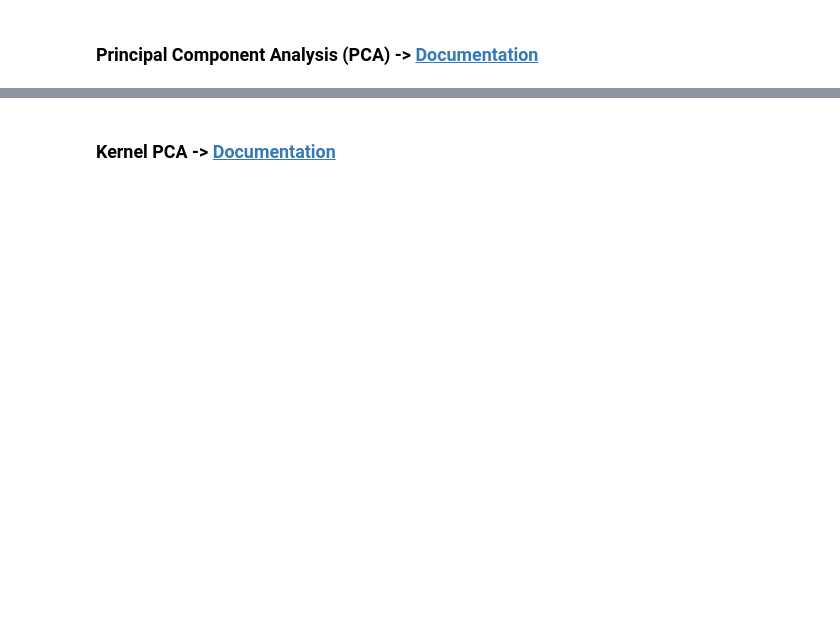
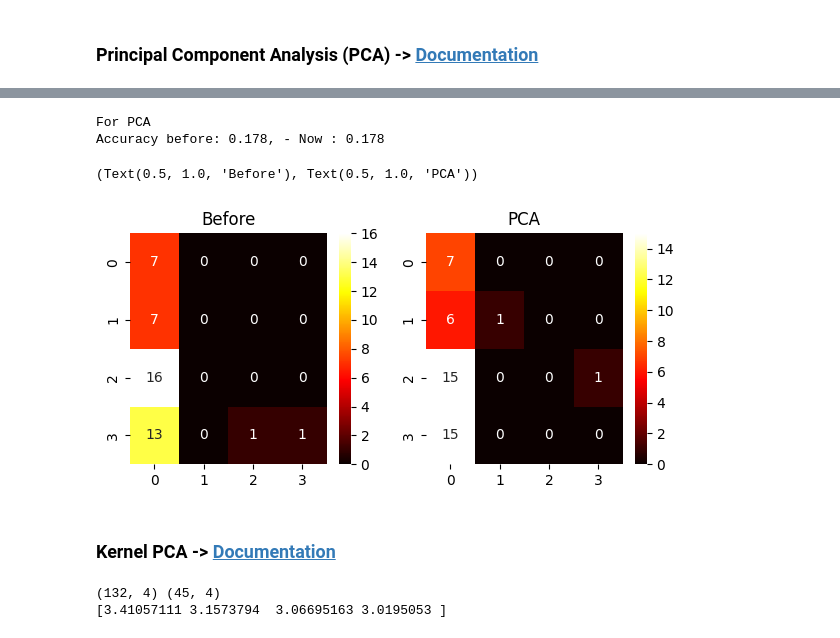
Before and after one commit to JoseDavidN/machine_learning, a Jupyter notebook: Sem_08/PCA.ipynb, the cells around one changed output, grey strips where cells are left out. Saved outputs shown, nothing was run; the diff lists cells and outputs as text; code cells hidden in the pictures; blank space fills up the shorter version.

```diff
--- a/Sem_08/PCA.ipynb
+++ b/Sem_08/PCA.ipynb
@@ -108,9 +114,21 @@ ax.set_axis_off()
 # %%
 # Comput metrics
+predictions = clf.predict(trans_test)
+acc_trans = accuracy_score(y_test, predictions)
+cm_trans = confusion_matrix(y_test, predictions)
 
 # Compare against original model
 print("For PCA")
-print("Accuracy before: {0:.3f}, - Now : {1:.3f} \n".format( _ , _ ))
+print("Accuracy before: {0:.3f}, - Now : {1:.3f} \n".format( acc_b , acc_trans ))
+_, axes = plt.subplots(1, 2, figsize=(7,3))
+sns.heatmap(cm_b, annot=True, cmap='hot', ax=axes[0])
+sns.heatmap(cm_trans, annot=True, cmap='hot', ax=axes[1])
+axes[0].set_title('Before'), axes[1].set_title('PCA')
+# %% [output]
+For PCA
+Accuracy before: 0.178, - Now : 0.178
+(Text(0.5, 1.0, 'Before'), Text(0.5, 1.0, 'PCA'))
+[figure, added]
 # %% [markdown]
 ### Kernel PCA -> [Documentation](https://scikit-learn.org/stable/modules/generated/sklearn.decomposition.KernelPCA.html)
 # %%
@@ -125,0 +142,6 @@ trans_test
+# %%
+print(trans_train.shape, trans_test.shape)
+print(kpca.eigenvalues_)
+# %% [output]
+(132, 4) (45, 4)
+[3.41057111 3.1573794  3.06695163 3.0195053 ]
```
Also changed, not shown: parts of 19 cells of this notebook.
